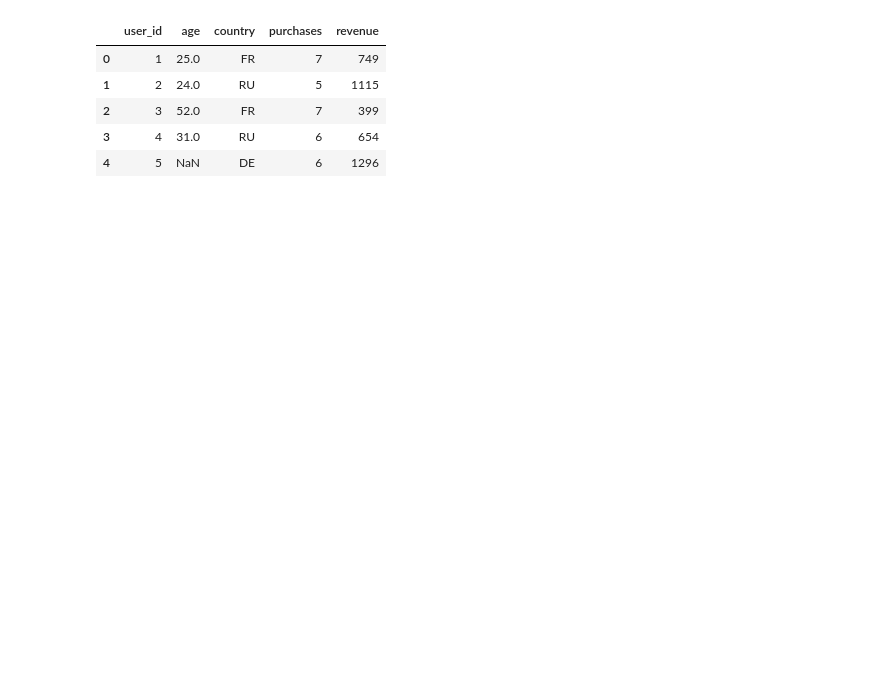
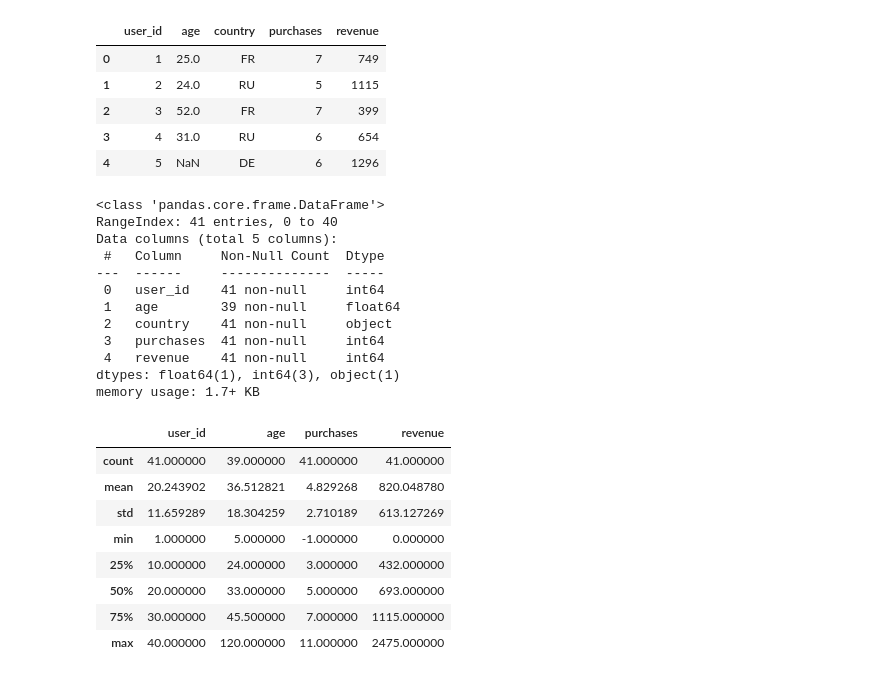
Before and after one commit to Pin228666/eshkere, a Jupyter notebook: homeworks/HW02/HW02.ipynb, the cells around one changed output. Drawn from its saved outputs; the diff is of its cells as text; code cells hidden in the pictures; blank space fills up the shorter version.

```diff
--- a/homeworks/HW02/HW02.ipynb
+++ b/homeworks/HW02/HW02.ipynb
@@ -9,3 +11,28 @@ data.head(5)
 | 2 | 3 | 52.0 | FR | 7 | 399 |
 | 3 | 4 | 31.0 | RU | 6 | 654 |
 | 4 | 5 | NaN | DE | 6 | 1296 |
+# %%
+data.info() #инфа о строках и столбцах
+data.describe()
+# %% [output]
+<class 'pandas.core.frame.DataFrame'>
+RangeIndex: 41 entries, 0 to 40
+Data columns (total 5 columns):
+ #   Column     Non-Null Count  Dtype
+---  ------     --------------  -----
+ 0   user_id    41 non-null     int64
+ 1   age        39 non-null     float64
+ 2   country    41 non-null     object
+ 3   purchases  41 non-null     int64
+ 4   revenue    41 non-null     int64
+dtypes: float64(1), int64(3), object(1)
+memory usage: 1.7+ KB
+|  | user_id | age | purchases | revenue |
+| count | 41.000000 | 39.000000 | 41.000000 | 41.000000 |
+| mean | 20.243902 | 36.512821 | 4.829268 | 820.048780 |
+| std | 11.659289 | 18.304259 | 2.710189 | 613.127269 |
+| min | 1.000000 | 5.000000 | -1.000000 | 0.000000 |
+| 25% | 10.000000 | 24.000000 | 3.000000 | 432.000000 |
+| 50% | 20.000000 | 33.000000 | 5.000000 | 693.000000 |
+| 75% | 30.000000 | 45.500000 | 7.000000 | 1115.000000 |
+| max | 40.000000 | 120.000000 | 11.000000 | 2475.000000 |
```
Also changed, not shown: parts of 7 cells of this notebook.
